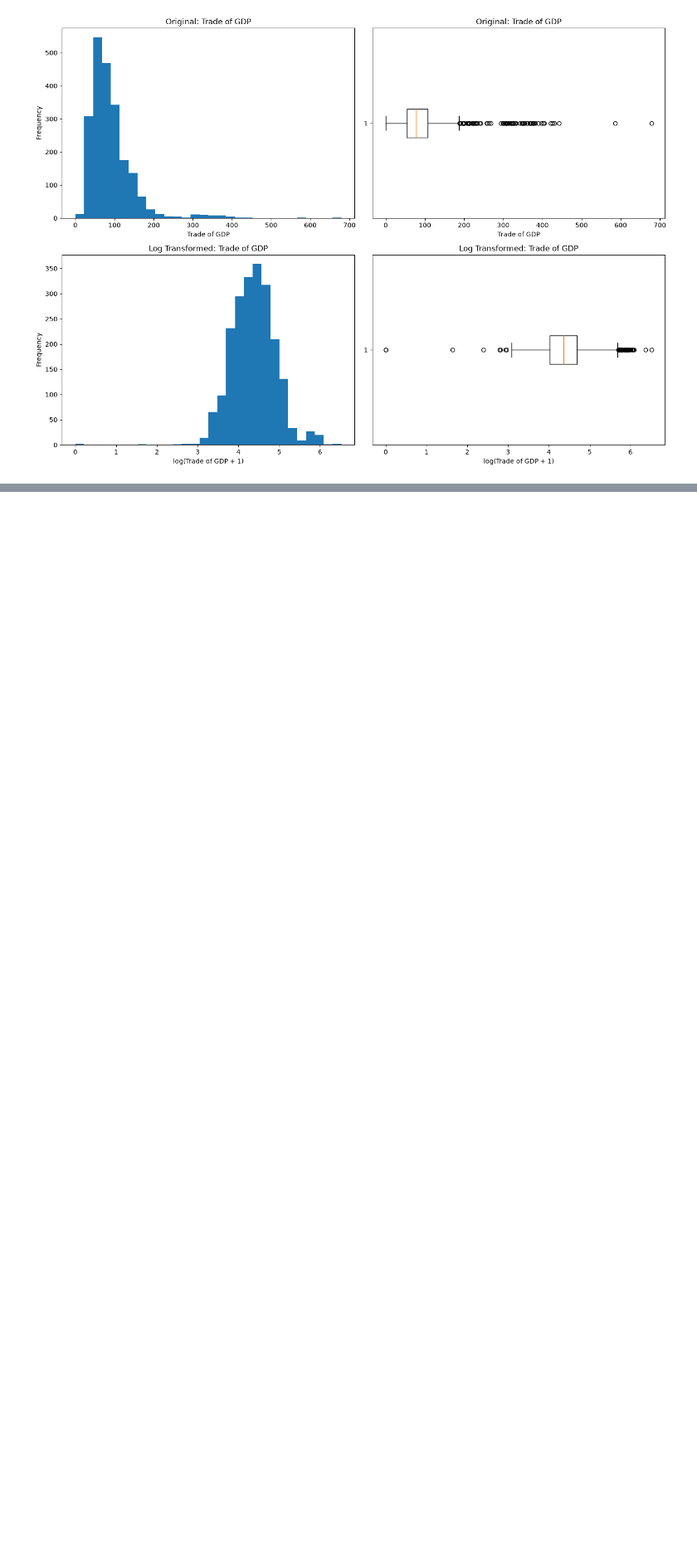
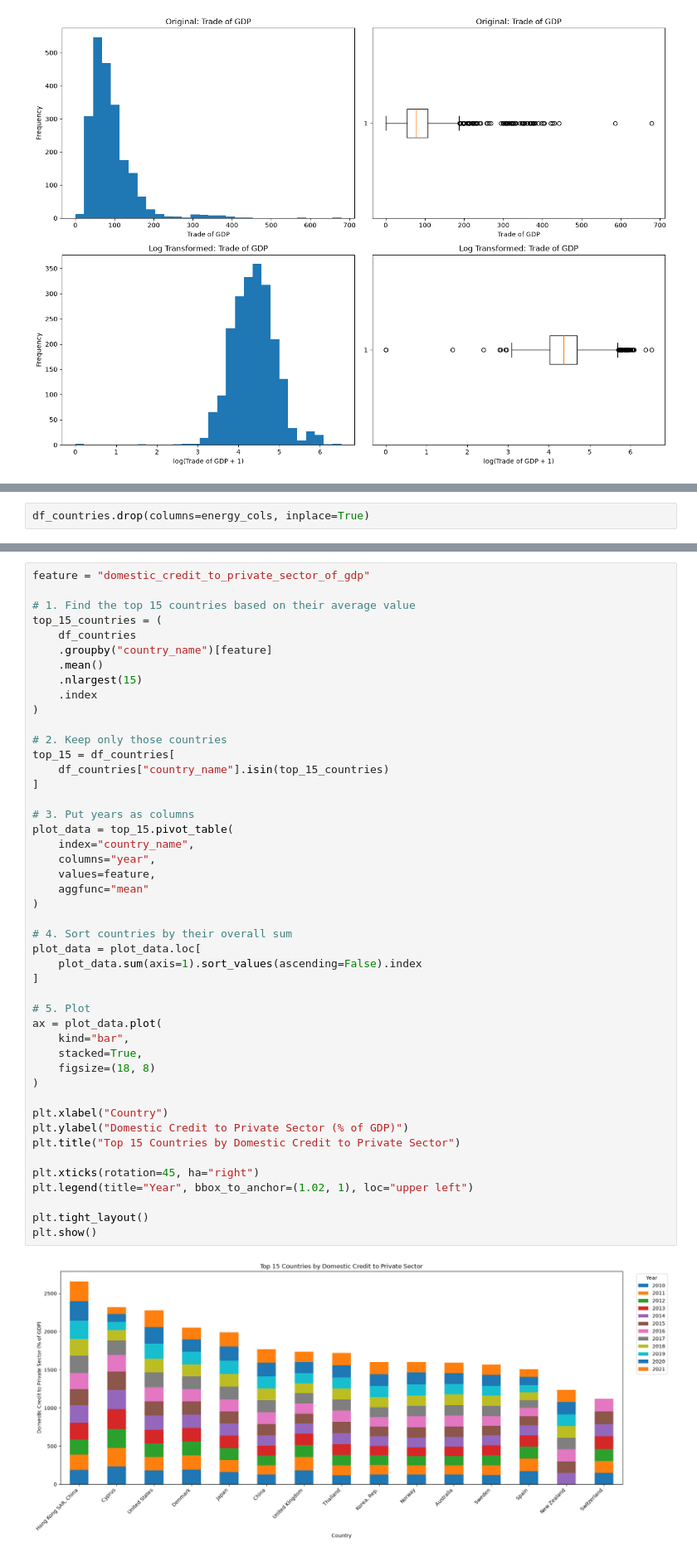
Before and after one commit to Mina-Makram-001/2B_Data_Science_Portfolio, a Jupyter notebook: Task_4_(Train_3_Unsupervised_ML_Models)/2_EDA_&_Preperation.ipynb, the cells around one changed output, grey strips where cells are left out. Shown at 83% size. Drawn from its saved outputs; the diff is of its cells as text; blank space fills up the shorter version.

```diff
--- a/Task_4_(Train_3_Unsupervised_ML_Models)/2_EDA_&_Preperation.ipynb
+++ b/Task_4_(Train_3_Unsupervised_ML_Models)/2_EDA_&_Preperation.ipynb
@@ -424,0 +494,2 @@ df_countries.drop(columns=['trade_of_gdp'], inplace=True)
+# %%
+df_countries.drop(columns=energy_cols, inplace=True)
@@ -424,0 +516,48 @@ df_countries.drop(columns=['trade_of_gdp'], inplace=True)
+# %%
+feature = "domestic_credit_to_private_sector_of_gdp"
+
+# 1. Find the top 15 countries based on their average value
+top_15_countries = (
+    df_countries
+    .groupby("country_name")[feature]
+    .mean()
+    .nlargest(15)
+    .index
+)
+
+# 2. Keep only those countries
+top_15 = df_countries[
+    df_countries["country_name"].isin(top_15_countries)
+]
+
+# 3. Put years as columns
+plot_data = top_15.pivot_table(
+    index="country_name",
+    columns="year",
+    values=feature,
+    aggfunc="mean"
+)
+
+# 4. Sort countries by their overall sum
+plot_data = plot_data.loc[
+    plot_data.sum(axis=1).sort_values(ascending=False).index
+]
+
+# 5. Plot
+ax = plot_data.plot(
+    kind="bar",
+    stacked=True,
+    figsize=(18, 8)
+)
+
+plt.xlabel("Country")
+plt.ylabel("Domestic Credit to Private Sector (% of GDP)")
+plt.title("Top 15 Countries by Domestic Credit to Private Sector")
+
+plt.xticks(rotation=45, ha="right")
+plt.legend(title="Year", bbox_to_anchor=(1.02, 1), loc="upper left")
+
+plt.tight_layout()
+plt.show()
+# %% [output]
+[figure, added]
```
Also changed, not shown: parts of 15 cells of this notebook.
